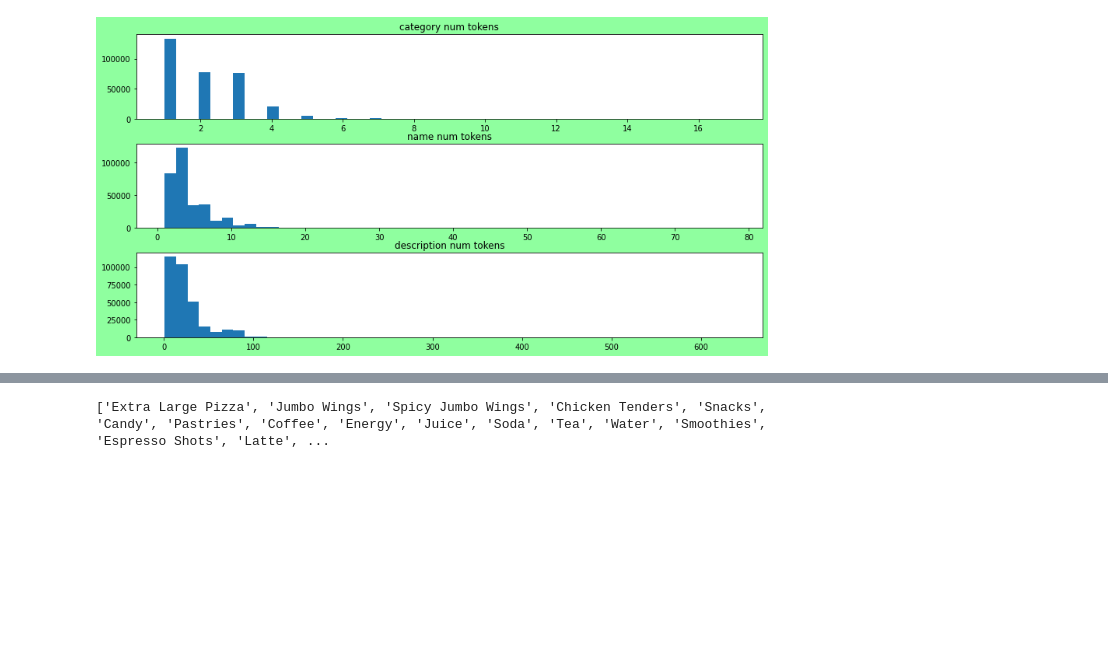
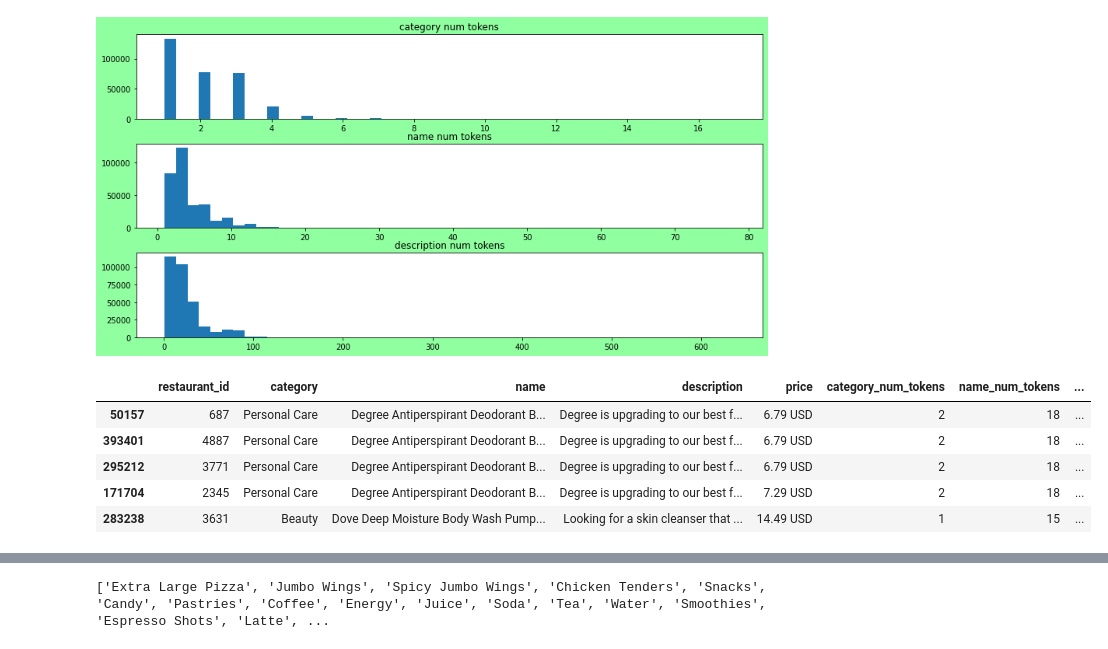
Before and after one commit to namoopsoo/restaurant-menu-entities, a Jupyter notebook: menu-entities.ipynb, the cells around one changed output, grey strips where cells are left out. Saved outputs shown, nothing was run; the diff lists cells and outputs as text; code cells hidden in the pictures; blank space fills up the shorter version.

```diff
--- a/menu-entities.ipynb
+++ b/menu-entities.ipynb
@@ -49,7 +49,14 @@ for i, col in enumerate(["category", "name", "description"]):
 # %% [output]
 [figure]
 # %%
-menusdf.sort_values(by="description_num_tokens", )
+menusdf.sort_values(by="description_num_tokens", ascending=False).head()
+# %% [output]
+|  | restaurant_id | category | name | description | price | category_num_tokens | name_num_tokens | ... |
+| 50157 | 687 | Personal Care | Degree Antiperspirant Deodorant B... | Degree is upgrading to our best f... | 6.79 USD | 2 | 18 | ... |
+| 393401 | 4887 | Personal Care | Degree Antiperspirant Deodorant B... | Degree is upgrading to our best f... | 6.79 USD | 2 | 18 | ... |
+| 295212 | 3771 | Personal Care | Degree Antiperspirant Deodorant B... | Degree is upgrading to our best f... | 6.79 USD | 2 | 18 | ... |
+| 171704 | 2345 | Personal Care | Degree Antiperspirant Deodorant B... | Degree is upgrading to our best f... | 7.29 USD | 2 | 18 | ... |
+| 283238 | 3631 | Beauty | Dove Deep Moisture Body Wash Pump... | Looking for a skin cleanser that ... | 14.49 USD | 1 | 15 | ... |
 # %%
 import random
 i = random.randint(1, menusdf.shape[0])
```
